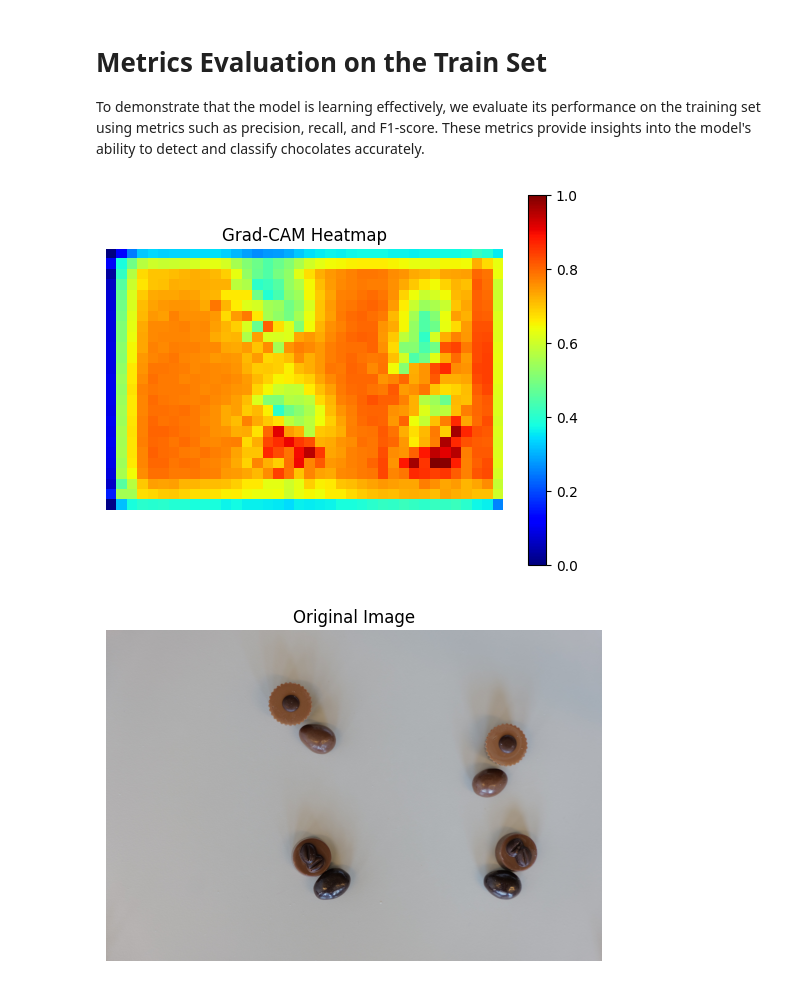
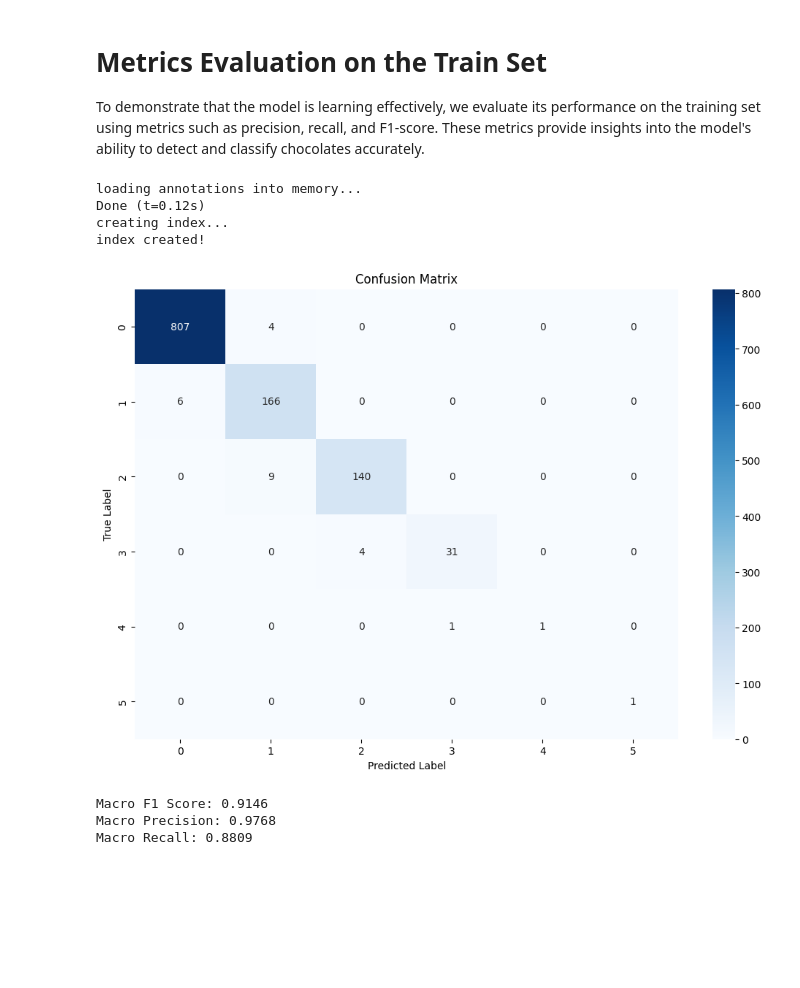
Before and after one commit to Elidx8/group_28_repo, a Jupyter notebook: project_final_nodataset/report.ipynb, the cells around one changed output. Drawn from its saved outputs; the diff is of its cells as text; code cells hidden in the pictures; blank space fills up the shorter version.

```diff
--- a/project_final_nodataset/report.ipynb
+++ b/project_final_nodataset/report.ipynb
@@ -970,23 +1016,19 @@ def evaluate_metrics(model, dataset, device='cpu'):
 # %%
-# Test Grad-CAM
-# Example usage of Grad-CAM
-# Ensure that the model and target_layer are properly defined
-# Example:
-target_layer = model.backbone[0]["layer4"]  # Adjust based on your model's architecture
-img_tensor, _ = transforms(Image.open("dataset_project_iapr2025/test/L1000799.JPG"), {})
-cam = grad_cam(model, img_tensor, target_layer, device)
-plt.imshow(cam, cmap='jet')
-plt.colorbar()
-plt.title("Grad-CAM Heatmap")
-plt.axis("off")
-plt.show()
+# Setup dataset
+dataset = ChocolateCocoDataset(
+    img_folder="dataset_project_iapr2025/train",
+    coco_json="dataset_project_iapr2025/train_coco_dataset.json",
+    transforms=get_transform(train=False)
+)
 
-# Plot the original images
-img = Image.open("dataset_project_iapr2025/test/L1000799.JPG")
-plt.imshow(img)
-plt.axis("off")
-plt.title("Original Image")
-plt.show()
+# Evaluate metrics
+f1, precision, recall = evaluate_metrics_detailed(model, dataset, device)
 # %% [output]
+loading annotations into memory...
+Done (t=0.12s)
+creating index...
+index created!
-[figure, old version]
+[figure, new version]
-[figure, removed]
+Macro F1 Score: 0.9146
+Macro Precision: 0.9768
+Macro Recall: 0.8809
```
Also changed, not shown: parts of 8 cells of this notebook.
